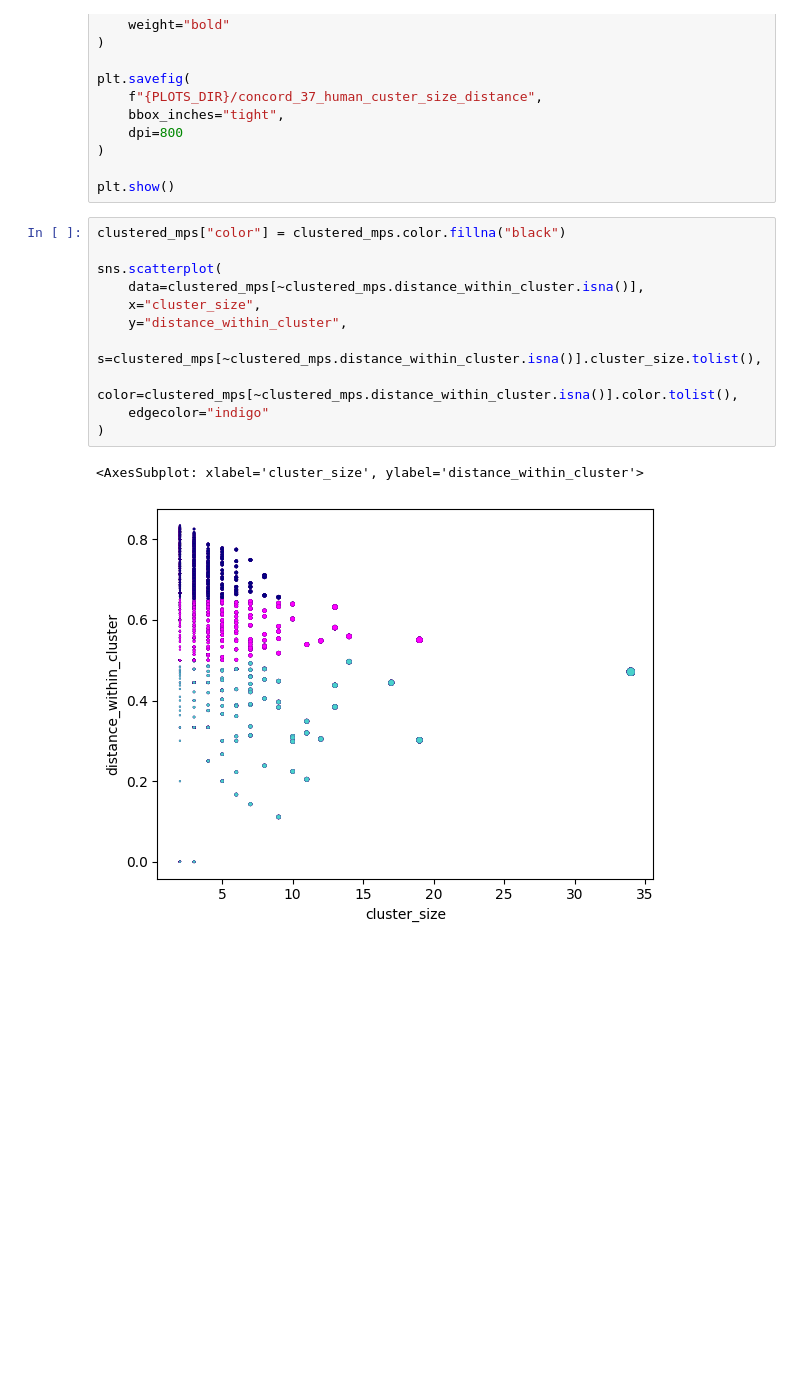
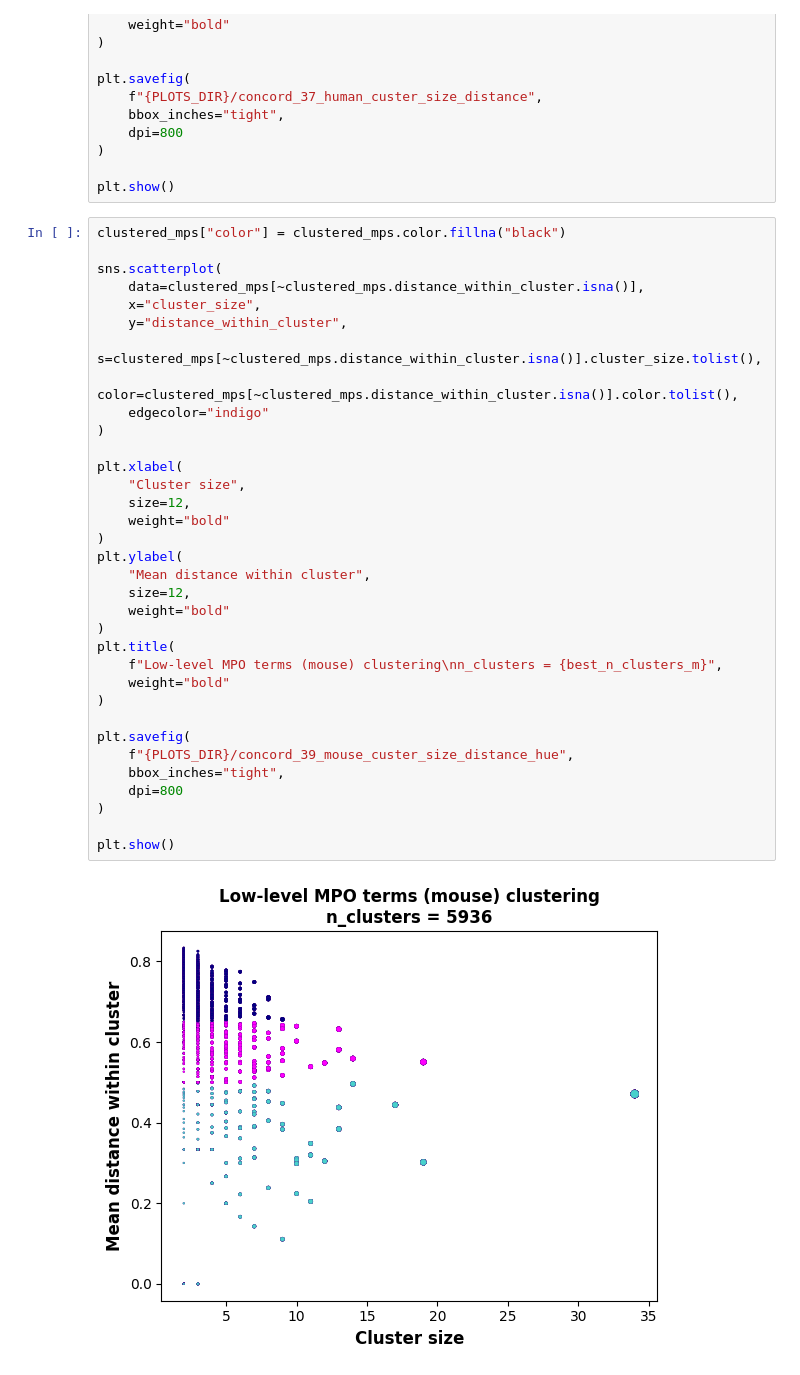
Before and after one commit to pavlovanadia/genotype_to_phenotype, a Jupyter notebook: scripts/concordance_clustering.ipynb, the cells around one changed output. Cells and saved outputs as stored; diff of their text form; blank space fills up the shorter version.

```diff
--- a/scripts/concordance_clustering.ipynb
+++ b/scripts/concordance_clustering.ipynb
@@ -1417,17 +1405,39 @@ plt.show()
 # %%
 clustered_mps["color"] = clustered_mps.color.fillna("black")
 
 sns.scatterplot(
     data=clustered_mps[~clustered_mps.distance_within_cluster.isna()],
     x="cluster_size",
     y="distance_within_cluster",
     s=clustered_mps[~clustered_mps.distance_within_cluster.isna()].cluster_size.tolist(),
     color=clustered_mps[~clustered_mps.distance_within_cluster.isna()].color.tolist(),
     edgecolor="indigo"
 )
+
+plt.xlabel(
+    "Cluster size",
+    size=12,
+    weight="bold"
+)
+plt.ylabel(
+    "Mean distance within cluster",
+    size=12,
+    weight="bold"
+)
+plt.title(
+    f"Low-level MPO terms (mouse) clustering\nn_clusters = {best_n_clusters_m}",
+    weight="bold"
+)
+
+plt.savefig(
+    f"{PLOTS_DIR}/concord_39_mouse_custer_size_distance_hue",
+    bbox_inches="tight",
+    dpi=800
+)
+
+plt.show()
 # %% [output]
-<AxesSubplot: xlabel='cluster_size', ylabel='distance_within_cluster'>
-[figure, old version]
+[figure, new version]
 # %%
 clustered_hps["color"] = clustered_hps.color.fillna("black")
 
```
Also changed, not shown: parts of 126 cells of this notebook.
